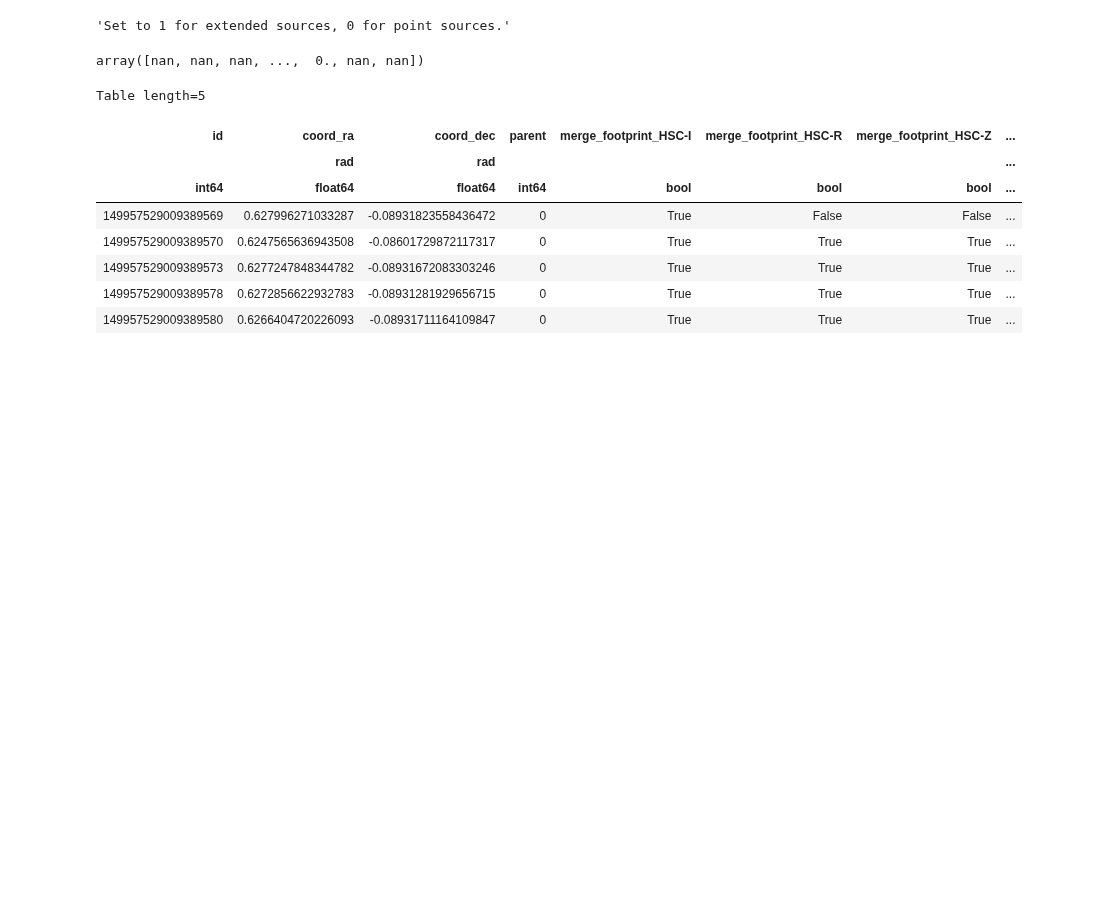
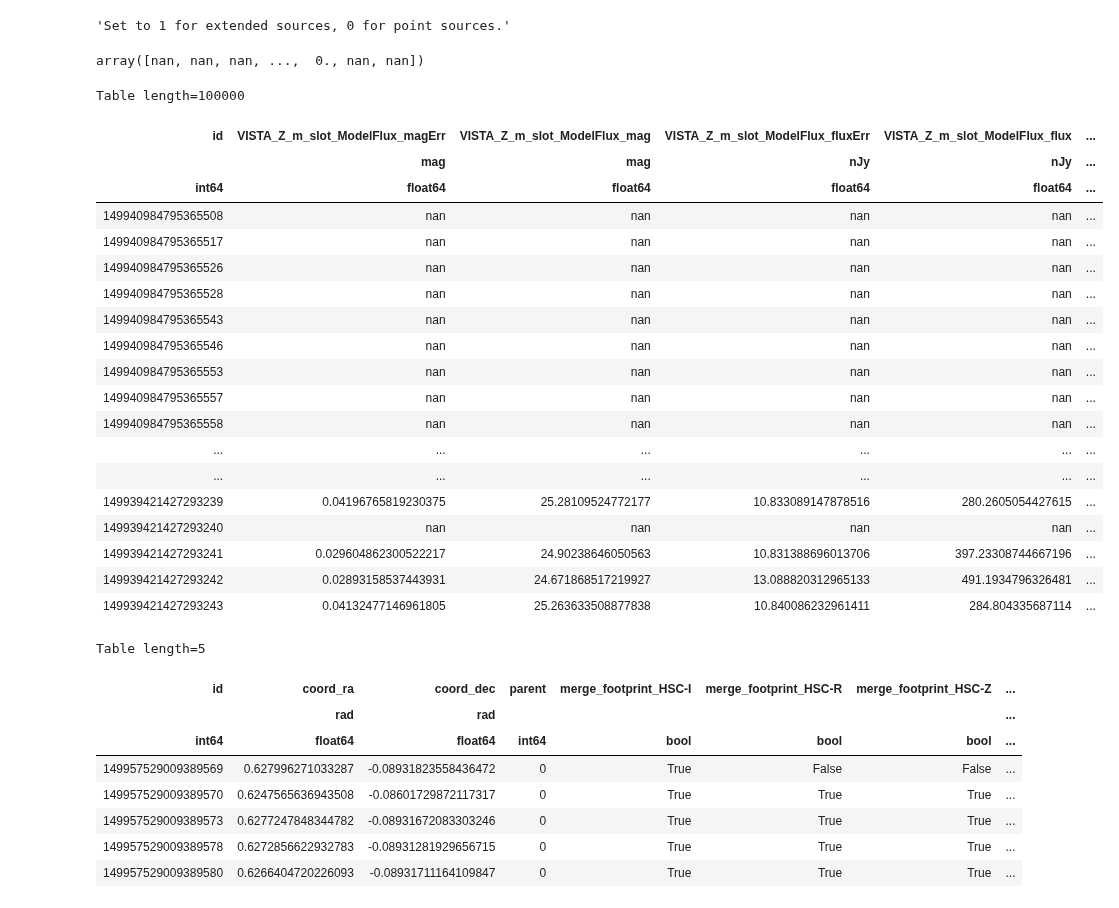
Before and after one commit to lsst-uk/lsst-ir-fusion, a Jupyter notebook: dmu5/dmu5_VIDEO/1_Make_cat.ipynb, the cells around one changed output. Saved outputs shown, nothing was run; the diff lists cells and outputs as text; code cells hidden in the pictures; blank space fills up the shorter version.

```diff
--- a/dmu5/dmu5_VIDEO/1_Make_cat.ipynb
+++ b/dmu5/dmu5_VIDEO/1_Make_cat.ipynb
@@ -167,6 +239,36 @@ measSources.schema.find('base_ClassificationExtendedness_value').field.getDoc()
 measSources['base_ClassificationExtendedness_value']
 # %% [output]
 array([nan, nan, nan, ...,  0., nan, nan])
+# %%
+t=Table.read('./data/full_reduced_cat_SXDS.fits')[:100000]
+# %%
+for c in t.colnames:
+    if t[c].dtype=='>f8':
+        m=t[c]>1.e19
+        t[c][m]=np.nan
+# %%
+t
+# %% [output]
+Table length=100000
+| id | VISTA_Z_m_slot_ModelFlux_magErr | VISTA_Z_m_slot_ModelFlux_mag | VISTA_Z_m_slot_ModelFlux_fluxErr | VISTA_Z_m_slot_ModelFlux_flux | ... |
+|  | mag | mag | nJy | nJy | ... |
+| int64 | float64 | float64 | float64 | float64 | ... |
+| 149940984795365508 | nan | nan | nan | nan | ... |
+| 149940984795365517 | nan | nan | nan | nan | ... |
+| 149940984795365526 | nan | nan | nan | nan | ... |
+| 149940984795365528 | nan | nan | nan | nan | ... |
+| 149940984795365543 | nan | nan | nan | nan | ... |
+| 149940984795365546 | nan | nan | nan | nan | ... |
+| 149940984795365553 | nan | nan | nan | nan | ... |
+| 149940984795365557 | nan | nan | nan | nan | ... |
+| 149940984795365558 | nan | nan | nan | nan | ... |
+| ... | ... | ... | ... | ... | ... |
+| ... | ... | ... | ... | ... | ... |
+| 149939421427293239 | 0.04196765819230375 | 25.28109524772177 | 10.833089147878516 | 280.2605054427615 | ... |
+| 149939421427293240 | nan | nan | nan | nan | ... |
+| 149939421427293241 | 0.029604862300522217 | 24.90238646050563 | 10.831388696013706 | 397.23308744667196 | ... |
+| 149939421427293242 | 0.02893158537443931 | 24.671868517219927 | 13.088820312965133 | 491.1934796326481 | ... |
+| 149939421427293243 | 0.04132477146961805 | 25.263633508877838 | 10.840086232961411 | 284.804335687114 | ... |
 # %%
 m=measSources.asAstropy()
 #m['base_ClassificationExtendedness_value']=measSources['base_ClassificationExtendedness_value']
```
Also changed, not shown: parts of 9 cells of this notebook, 5 other files.
